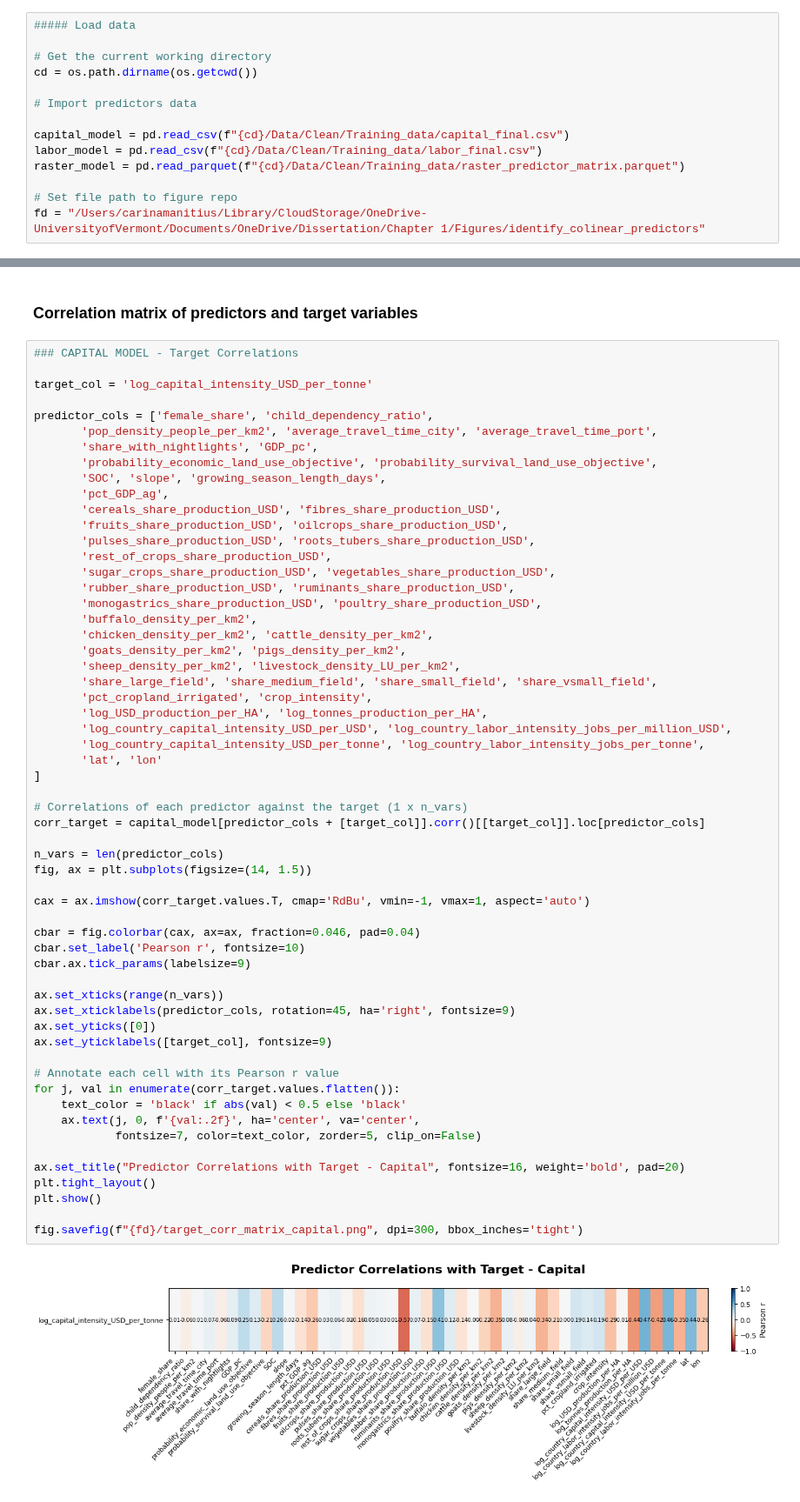
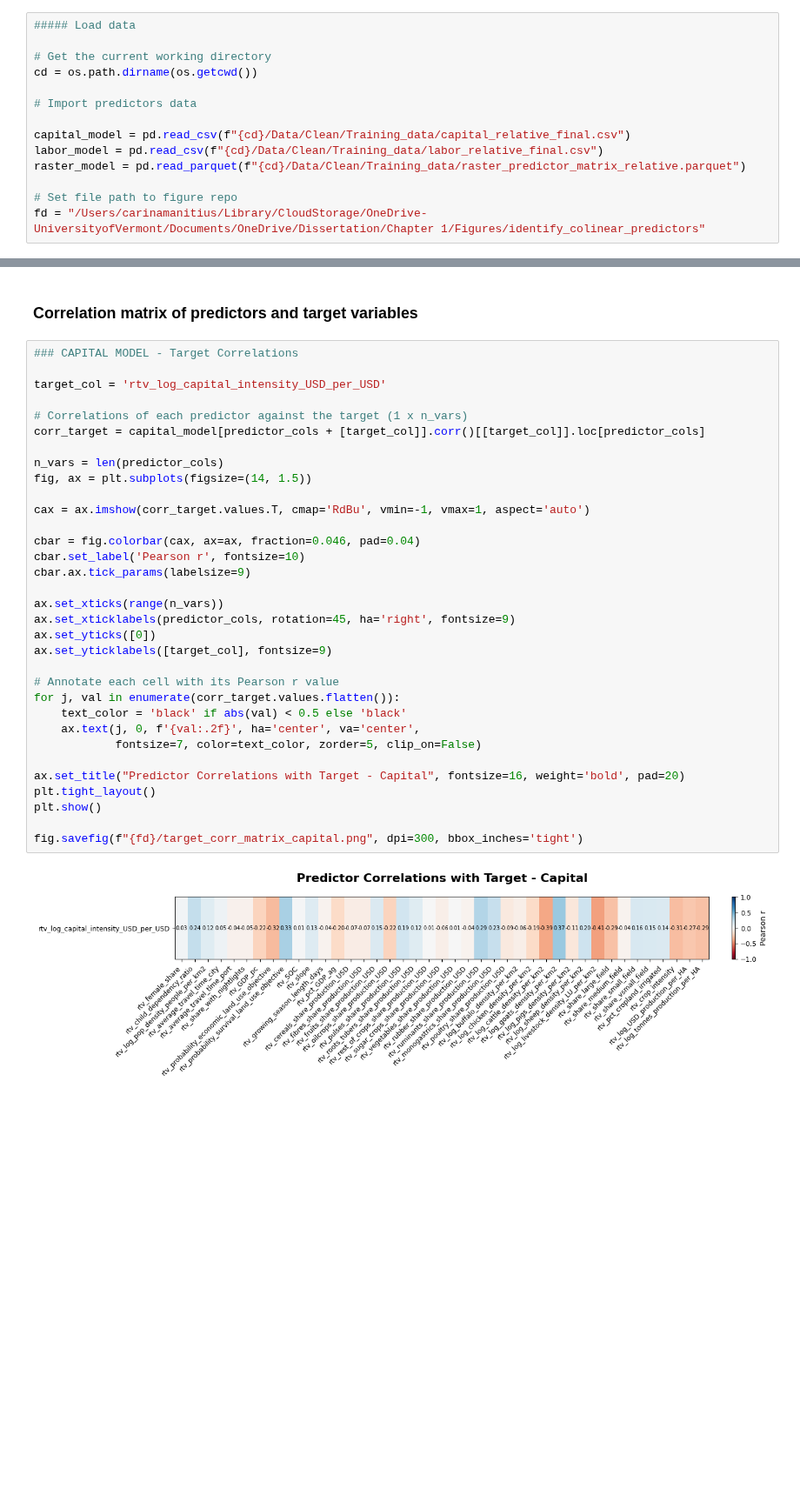
Before and after one commit to carinamani/AgDownscaling, a Jupyter notebook: 02_EDA/identify_colinear_predictors.ipynb, the cells around one changed output, grey strips where cells are left out. Shown at 87% size. Cells and saved outputs as stored; diff of their text form; blank space fills up the shorter version.

Commit message:
update all EDA to be on relative variables

```diff
--- a/02_EDA/identify_colinear_predictors.ipynb
+++ b/02_EDA/identify_colinear_predictors.ipynb
@@ -16,9 +16,9 @@ cd = os.path.dirname(os.getcwd())
 
 # Import predictors data
 
-capital_model = pd.read_csv(f"{cd}/Data/Clean/Training_data/capital_final.csv")
-labor_model = pd.read_csv(f"{cd}/Data/Clean/Training_data/labor_final.csv")
-raster_model = pd.read_parquet(f"{cd}/Data/Clean/Training_data/raster_predictor_matrix.parquet")
+capital_model = pd.read_csv(f"{cd}/Data/Clean/Training_data/capital_relative_final.csv")
+labor_model = pd.read_csv(f"{cd}/Data/Clean/Training_data/labor_relative_final.csv")
+raster_model = pd.read_parquet(f"{cd}/Data/Clean/Training_data/raster_predictor_matrix_relative.parquet")
 
 # Set file path to figure repo
 fd = "/Users/carinamanitius/Library/CloudStorage/OneDrive-UniversityofVermont/Documents/OneDrive/Dissertation/Chapter 1/Figures/identify_colinear_predictors"
@@ -188,63 +134,38 @@ fig.savefig(f"{fd}/predictor_corr_matrix_raster.png", dpi=300, bbox_inches='tigh
 # %%
 ### CAPITAL MODEL - Target Correlations
 
-target_col = 'log_capital_intensity_USD_per_tonne'
-
-predictor_cols = ['female_share', 'child_dependency_ratio',
-       'pop_density_people_per_km2', 'average_travel_time_city', 'average_travel_time_port',
-       'share_with_nightlights', 'GDP_pc',
-       'probability_economic_land_use_objective', 'probability_survival_land_use_objective',
-       'SOC', 'slope', 'growing_season_length_days',
-       'pct_GDP_ag',
-       'cereals_share_production_USD', 'fibres_share_production_USD',
-       'fruits_share_production_USD', 'oilcrops_share_production_USD',
-       'pulses_share_production_USD', 'roots_tubers_share_production_USD',
-       'rest_of_crops_share_production_USD',
-       'sugar_crops_share_production_USD', 'vegetables_share_production_USD',
-       'rubber_share_production_USD', 'ruminants_share_production_USD',
-       'monogastrics_share_production_USD', 'poultry_share_production_USD',
-       'buffalo_density_per_km2',
-       'chicken_density_per_km2', 'cattle_density_per_km2',
-       'goats_density_per_km2', 'pigs_density_per_km2',
-       'sheep_density_per_km2', 'livestock_density_LU_per_km2',
-       'share_large_field', 'share_medium_field', 'share_small_field', 'share_vsmall_field',
-       'pct_cropland_irrigated', 'crop_intensity',
-       'log_USD_production_per_HA', 'log_tonnes_production_per_HA',
-       'log_country_capital_intensity_USD_per_USD', 'log_country_labor_intensity_jobs_per_million_USD',
-       'log_country_capital_intensity_USD_per_tonne', 'log_country_labor_intensity_jobs_per_tonne',
-       'lat', 'lon'
-]
+target_col = 'rtv_log_capital_intensity_USD_per_USD'
 
 # Correlations of each predictor against the target (1 x n_vars)
 corr_target = capital_model[predictor_cols + [target_col]].corr()[[target_col]].loc[predictor_cols]
 
 n_vars = len(predictor_cols)
 fig, ax = plt.subplots(figsize=(14, 1.5))
 
 cax = ax.imshow(corr_target.values.T, cmap='RdBu', vmin=-1, vmax=1, aspect='auto')
 
 cbar = fig.colorbar(cax, ax=ax, fraction=0.046, pad=0.04)
 cbar.set_label('Pearson r', fontsize=10)
 cbar.ax.tick_params(labelsize=9)
 
 ax.set_xticks(range(n_vars))
 ax.set_xticklabels(predictor_cols, rotation=45, ha='right', fontsize=9)
 ax.set_yticks([0])
 ax.set_yticklabels([target_col], fontsize=9)
 
 # Annotate each cell with its Pearson r value
 for j, val in enumerate(corr_target.values.flatten()):
     text_color = 'black' if abs(val) < 0.5 else 'black'
     ax.text(j, 0, f'{val:.2f}', ha='center', va='center',
             fontsize=7, color=text_color, zorder=5, clip_on=False)
 
 ax.set_title("Predictor Correlations with Target - Capital", fontsize=16, weight='bold', pad=20)
 plt.tight_layout()
 plt.show()
 
 fig.savefig(f"{fd}/target_corr_matrix_capital.png", dpi=300, bbox_inches='tight')
 # %% [output]
-[figure, old version]
+[figure, new version]
 # %%
 ### CAPITAL MODEL - Target Correlations
 
```
Also changed, not shown: parts of 5 cells of this notebook, 6 other files.
